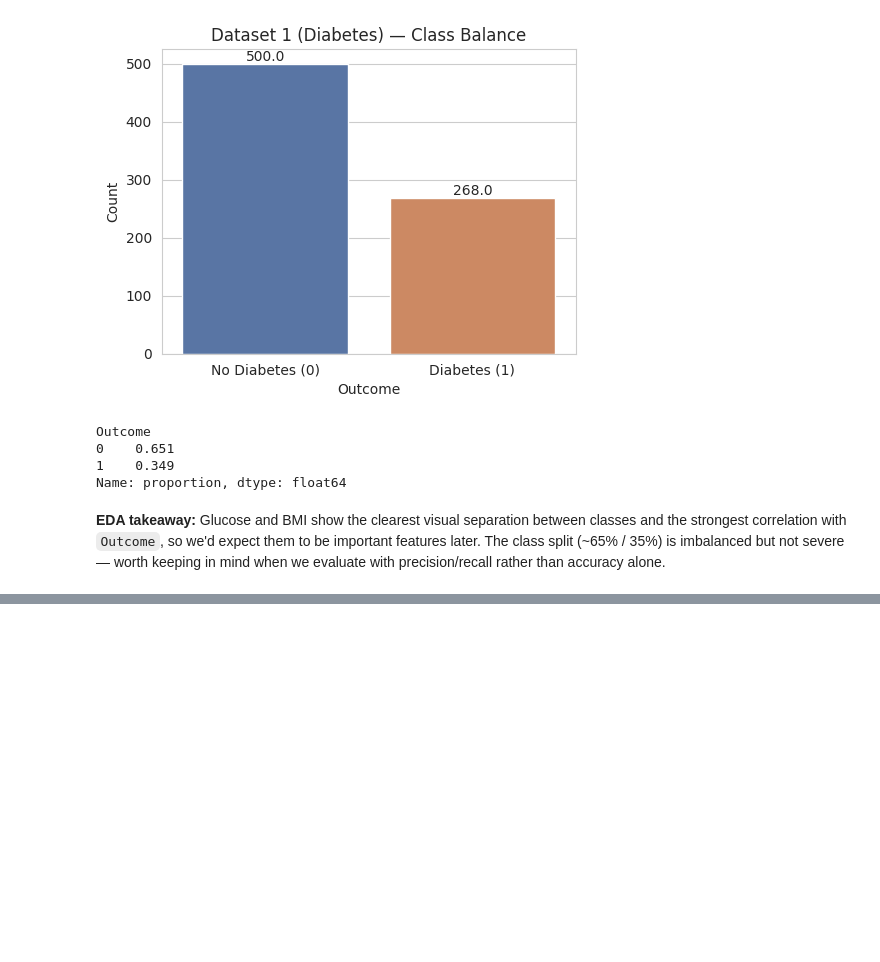
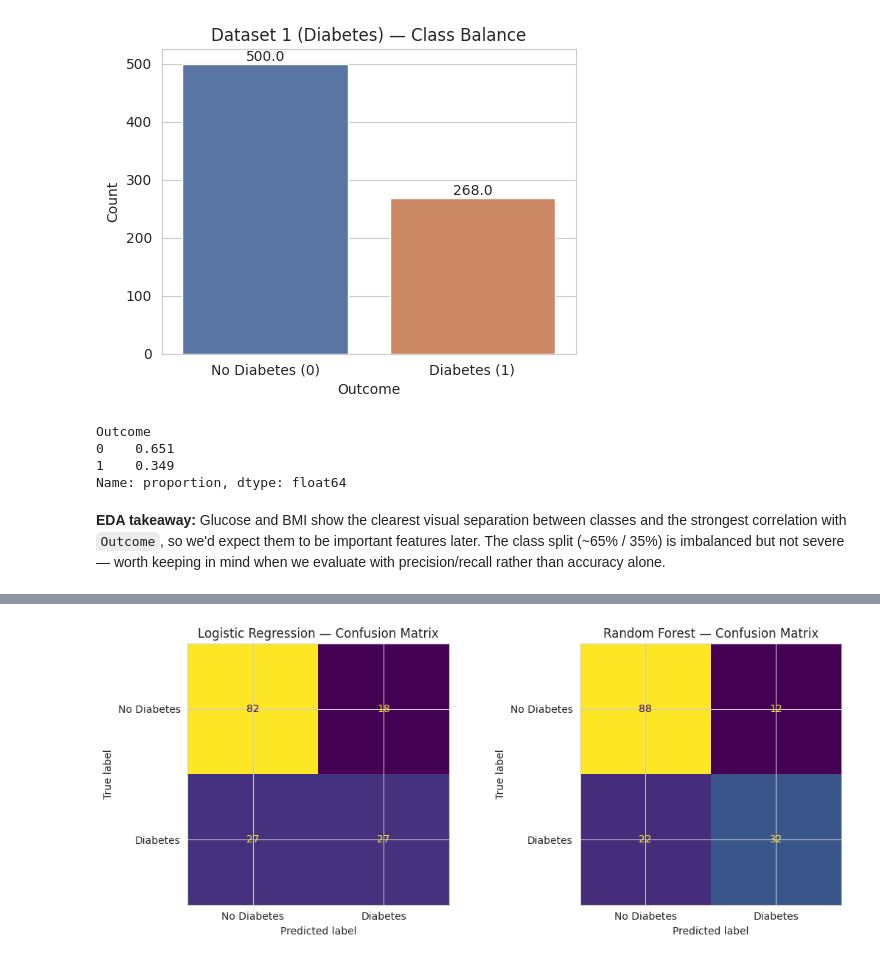
Before and after one commit to ummehabiba-m/betabytez-aiml-task2-ummeHabiba, a Jupyter notebook: notebook.ipynb, the cells around one changed output, grey strips where cells are left out. Saved outputs shown, nothing was run; the diff lists cells and outputs as text; code cells hidden in the pictures; blank space fills up the shorter version.

Commit message:
Train / Test Split + Scaling

```diff
--- a/notebook.ipynb
+++ b/notebook.ipynb
@@ -192,0 +195,16 @@ than accuracy alone.
+# %%
+X1 = df1_clean.drop(columns=["Outcome"])
+y1 = df1_clean["Outcome"]
+
+X1_train, X1_test, y1_train, y1_test = train_test_split(
+    X1, y1, test_size=0.2, random_state=RANDOM_STATE, stratify=y1
+)
+
+# Logistic Regression is distance/gradient based, so features need to be on the
+# same scale. Random Forest doesn't need this, but scaling does no harm to it,
+# so we scale once and reuse for both models.
+scaler1 = StandardScaler()
+X1_train_scaled = scaler1.fit_transform(X1_train)
+X1_test_scaled = scaler1.transform(X1_test)
+
+print("Train size:", X1_train.shape, " Test size:", X1_test.shape)
@@ -192,0 +218,4 @@ than accuracy alone.
+# %%
+log_reg1 = LogisticRegression(random_state=RANDOM_STATE)
+log_reg1.fit(X1_train_scaled, y1_train)
+y1_pred_lr = log_reg1.predict(X1_test_scaled)
@@ -192,0 +227,4 @@ than accuracy alone.
+# %%
+rf1 = RandomForestClassifier(random_state=RANDOM_STATE)
+rf1.fit(X1_train, y1_train)   # tree-based models don't need scaled features
+y1_pred_rf = rf1.predict(X1_test)
@@ -192,0 +275,15 @@ than accuracy alone.
+# %%
+fig, axes = plt.subplots(1, 2, figsize=(11, 4.5))
+
+ConfusionMatrixDisplay(confusion_matrix(y1_test, y1_pred_lr),
+                        display_labels=["No Diabetes", "Diabetes"]).plot(ax=axes[0], colorbar=False)
+axes[0].set_title("Logistic Regression — Confusion Matrix")
+
+ConfusionMatrixDisplay(confusion_matrix(y1_test, y1_pred_rf),
+                        display_labels=["No Diabetes", "Diabetes"]).plot(ax=axes[1], colorbar=False)
+axes[1].set_title("Random Forest — Confusion Matrix")
+
+plt.tight_layout()
+plt.show()
+# %% [output]
+[figure, added]
```
Also changed, not shown: parts of 10 cells of this notebook.
